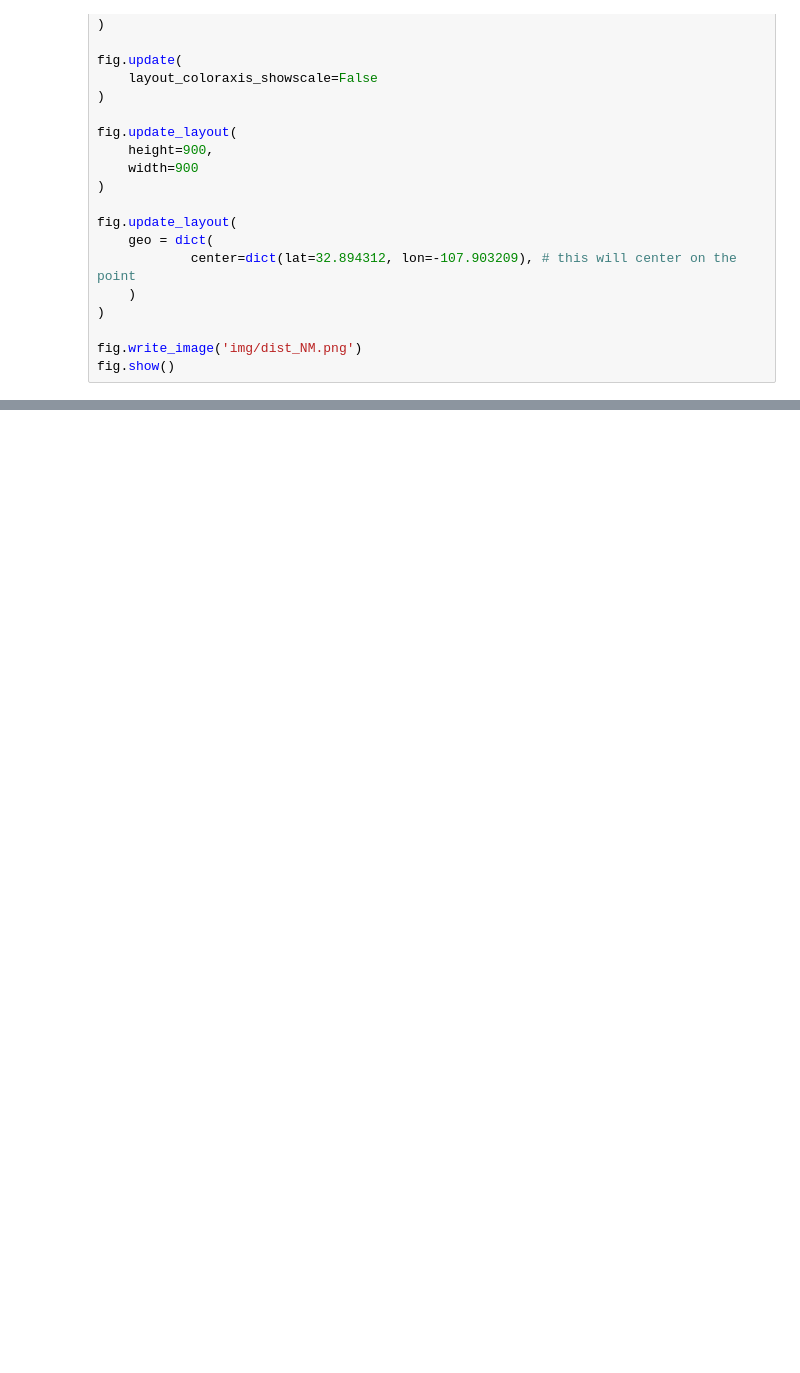
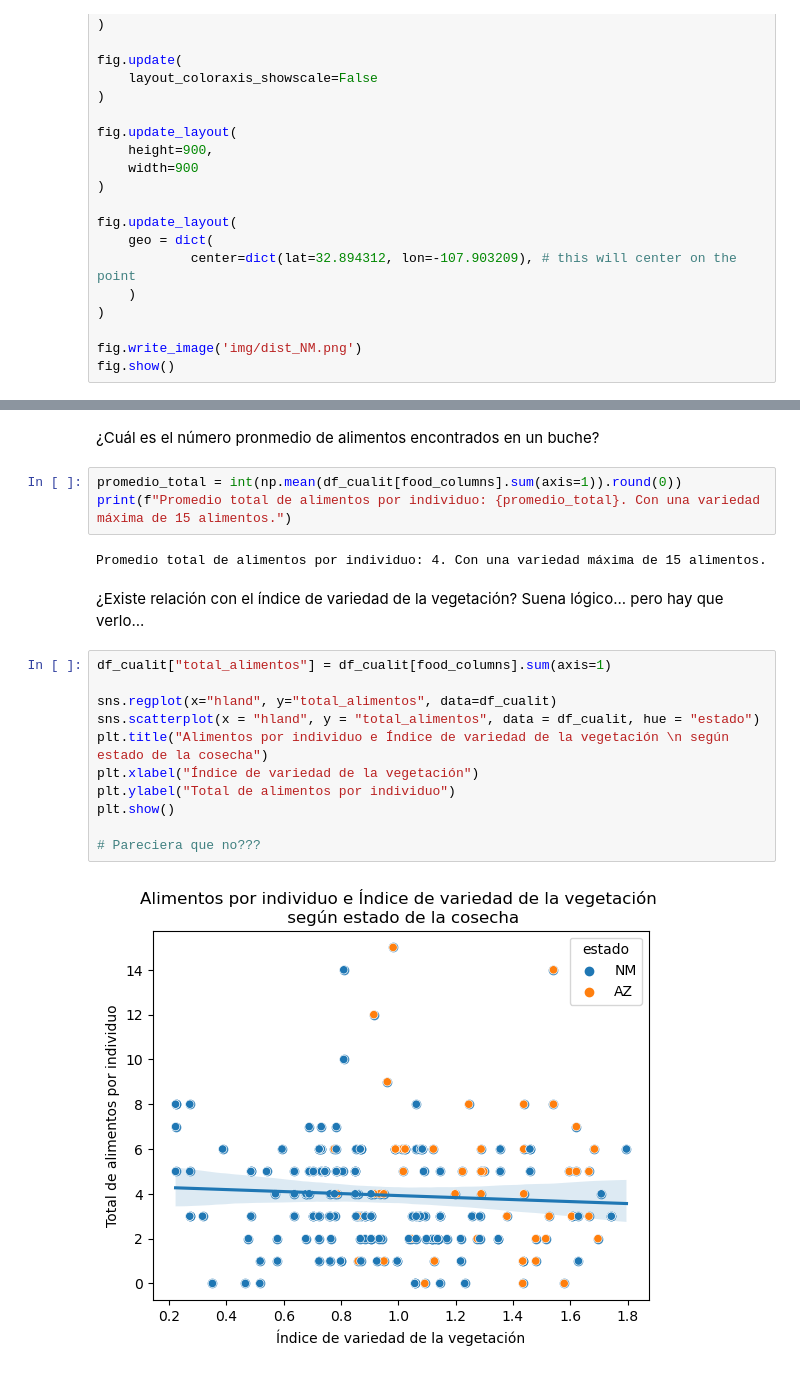
Before and after one commit to anmerino-pnd/codornices, a Jupyter notebook: eda.ipynb, the cells around one changed output, grey strips where cells are left out. Cells and saved outputs as stored; diff of their text form; blank space fills up the shorter version.

```diff
--- a/eda.ipynb
+++ b/eda.ipynb
@@ -399,0 +465,22 @@ fig.show()
+# %% [markdown]
+¿Cuál es el número pronmedio de alimentos encontrados en un buche?
+# %%
+promedio_total = int(np.mean(df_cualit[food_columns].sum(axis=1)).round(0))
+print(f"Promedio total de alimentos por individuo: {promedio_total}. Con una variedad máxima de 15 alimentos.")
+# %% [output]
+Promedio total de alimentos por individuo: 4. Con una variedad máxima de 15 alimentos.
+# %% [markdown]
+¿Existe relación con el índice de variedad de la vegetación? Suena lógico... pero hay que verlo...
+# %%
+df_cualit["total_alimentos"] = df_cualit[food_columns].sum(axis=1)
+
+sns.regplot(x="hland", y="total_alimentos", data=df_cualit)
+sns.scatterplot(x = "hland", y = "total_alimentos", data = df_cualit, hue = "estado")
+plt.title("Alimentos por individuo e Índice de variedad de la vegetación \n según estado de la cosecha")
+plt.xlabel("Índice de variedad de la vegetación")
+plt.ylabel("Total de alimentos por individuo")
+plt.show()
+
+# Pareciera que no???
+# %% [output]
+[figure, added]
```
Also changed, not shown: parts of 10 cells of this notebook, 1 other file.
